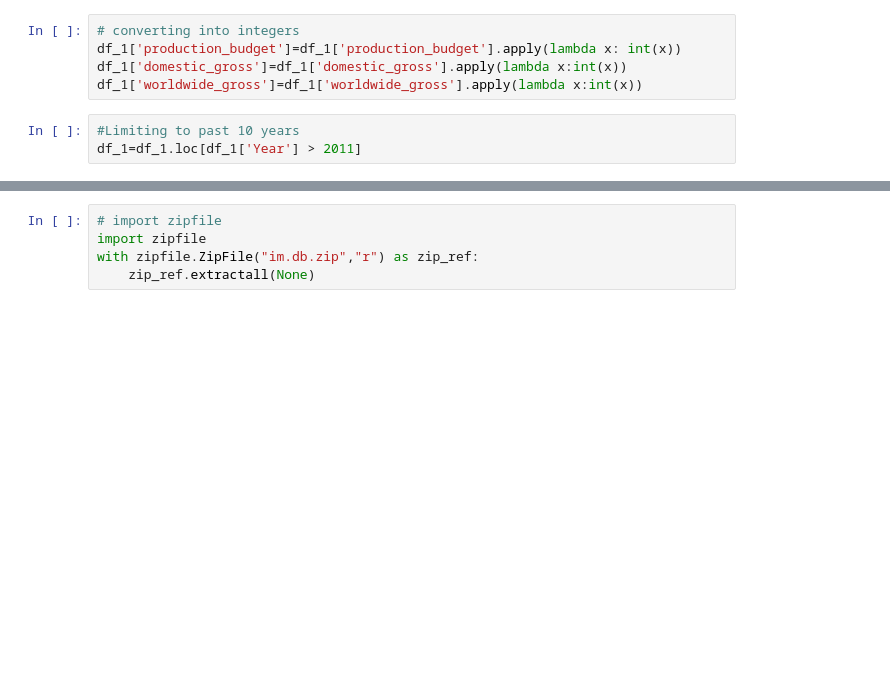
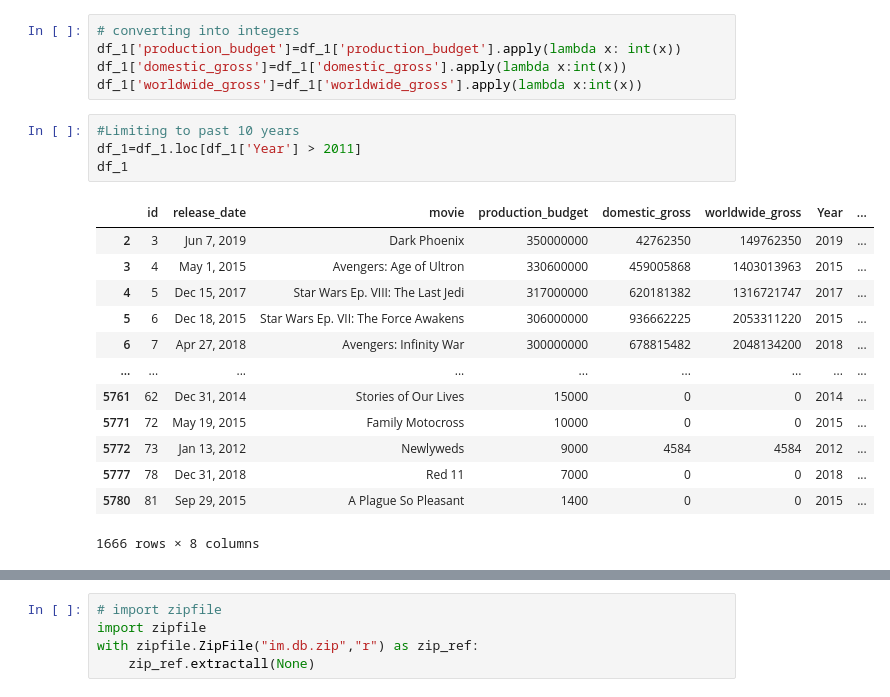
Before and after one commit to icapeli/icapeli-phase_1_project, a Jupyter notebook: Final_Code.ipynb, the cells around one changed output, grey strips where cells are left out. Drawn from its saved outputs; the diff is of its cells as text; blank space fills up the shorter version.

```diff
--- a/Final_Code.ipynb
+++ b/Final_Code.ipynb
@@ -61,6 +61,21 @@ df_1['worldwide_gross']=df_1['worldwide_gross'].apply(lambda x:int(x))
 # %%
 #Limiting to past 10 years
 df_1=df_1.loc[df_1['Year'] > 2011]
+df_1
+# %% [output]
+|  | id | release_date | movie | production_budget | domestic_gross | worldwide_gross | Year | ... |
+| 2 | 3 | Jun 7, 2019 | Dark Phoenix | 350000000 | 42762350 | 149762350 | 2019 | ... |
+| 3 | 4 | May 1, 2015 | Avengers: Age of Ultron | 330600000 | 459005868 | 1403013963 | 2015 | ... |
+| 4 | 5 | Dec 15, 2017 | Star Wars Ep. VIII: The Last Jedi | 317000000 | 620181382 | 1316721747 | 2017 | ... |
+| 5 | 6 | Dec 18, 2015 | Star Wars Ep. VII: The Force Awakens | 306000000 | 936662225 | 2053311220 | 2015 | ... |
+| 6 | 7 | Apr 27, 2018 | Avengers: Infinity War | 300000000 | 678815482 | 2048134200 | 2018 | ... |
+| ... | ... | ... | ... | ... | ... | ... | ... | ... |
+| 5761 | 62 | Dec 31, 2014 | Stories of Our Lives | 15000 | 0 | 0 | 2014 | ... |
+| 5771 | 72 | May 19, 2015 | Family Motocross | 10000 | 0 | 0 | 2015 | ... |
+| 5772 | 73 | Jan 13, 2012 | Newlyweds | 9000 | 4584 | 4584 | 2012 | ... |
+| 5777 | 78 | Dec 31, 2018 | Red 11 | 7000 | 0 | 0 | 2018 | ... |
+| 5780 | 81 | Sep 29, 2015 | A Plague So Pleasant | 1400 | 0 | 0 | 2015 | ... |
+1666 rows × 8 columns
 # %%
 # creating a foreign gross column
 df_1 ['foreign_gross']= df_1['worldwide_gross']- df_1['domestic_gross']
```
Also changed, not shown: parts of 2 cells of this notebook.
